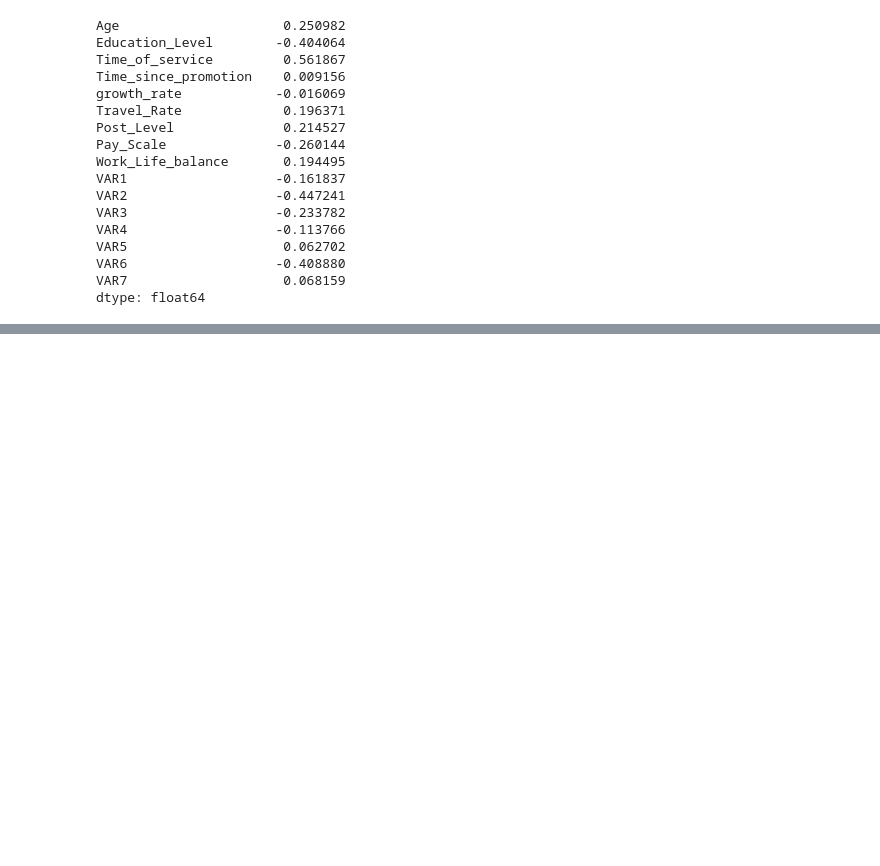
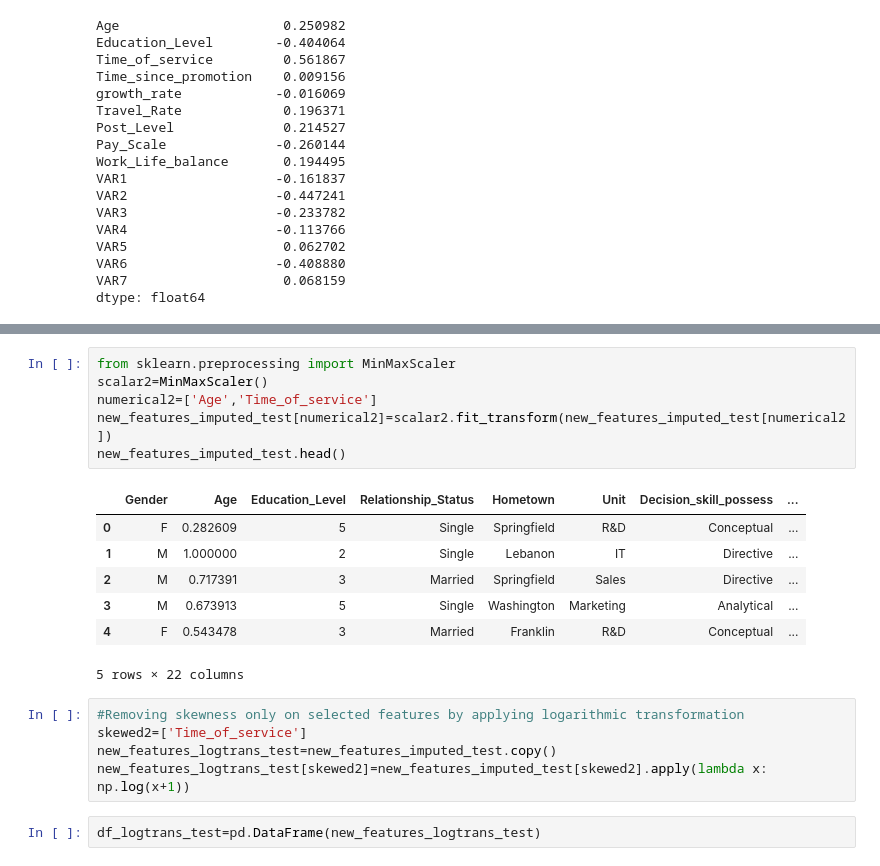
Before and after one commit to akarshn04/ML-Employee-Attrition-Rate, a Jupyter notebook: ML Employee Attrition Rate.ipynb, the cells around one changed output, grey strips where cells are left out. Saved outputs shown, nothing was run; the diff lists cells and outputs as text; blank space fills up the shorter version.

```diff
--- a/ML Employee Attrition Rate.ipynb
+++ b/ML Employee Attrition Rate.ipynb
@@ -197,0 +248,21 @@ clf=LinearRegression()
+# %%
+from sklearn.preprocessing import MinMaxScaler
+scalar2=MinMaxScaler()
+numerical2=['Age','Time_of_service']
+new_features_imputed_test[numerical2]=scalar2.fit_transform(new_features_imputed_test[numerical2])
+new_features_imputed_test.head()
+# %% [output]
+|  | Gender | Age | Education_Level | Relationship_Status | Hometown | Unit | Decision_skill_possess | ... |
+| 0 | F | 0.282609 | 5 | Single | Springfield | R&D | Conceptual | ... |
+| 1 | M | 1.000000 | 2 | Single | Lebanon | IT | Directive | ... |
+| 2 | M | 0.717391 | 3 | Married | Springfield | Sales | Directive | ... |
+| 3 | M | 0.673913 | 5 | Single | Washington | Marketing | Analytical | ... |
+| 4 | F | 0.543478 | 3 | Married | Franklin | R&D | Conceptual | ... |
+5 rows × 22 columns
+# %%
+#Removing skewness only on selected features by applying logarithmic transformation
+skewed2=['Time_of_service']
+new_features_logtrans_test=new_features_imputed_test.copy()
+new_features_logtrans_test[skewed2]=new_features_imputed_test[skewed2].apply(lambda x: np.log(x+1))
+# %%
+df_logtrans_test=pd.DataFrame(new_features_logtrans_test)
```
Also changed, not shown: parts of 11 cells of this notebook.
